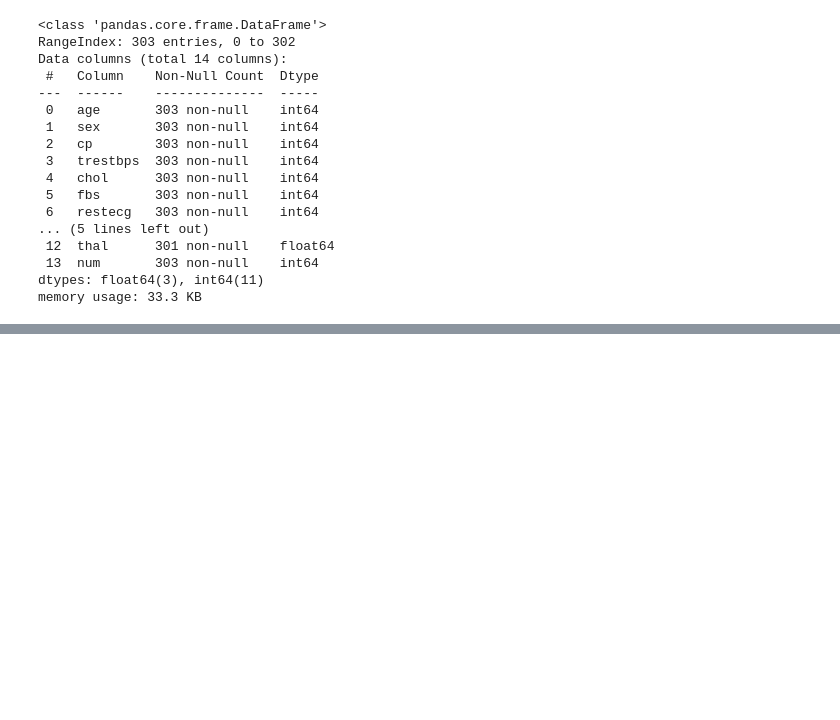
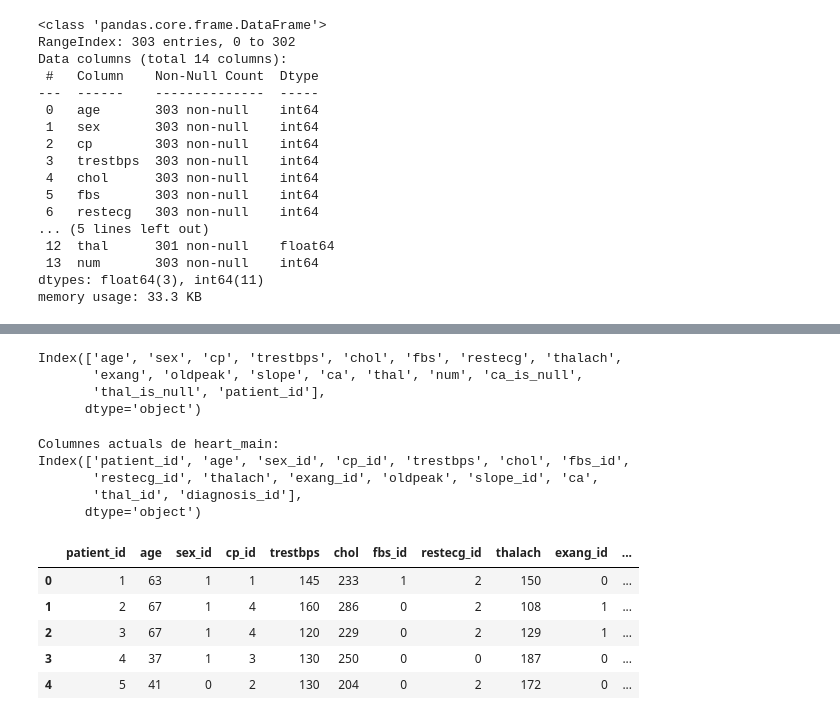
Before and after one commit to arnaumatasfont-keky/sql-database, a Jupyter notebook: HDDataset.ipynb, the cells around one changed output, grey strips where cells are left out. Saved outputs shown, nothing was run; the diff lists cells and outputs as text; code cells hidden in the pictures; blank space fills up the shorter version.

```diff
--- a/HDDataset.ipynb
+++ b/HDDataset.ipynb
@@ -153,0 +194,7 @@ memory usage: 33.3 KB
+# %%
+df.loc[(df['ca'].isnull()) & (df['num'] == 0), 'ca'] = 0.0
+
+df['ca'] = df['ca'].fillna(1.0)
+
+print("Nuls restants a 'ca':", df['ca'].isnull().sum())
+print("Nuls totals al DF:", df.isnull().sum().sum())
@@ -153,0 +224,2 @@ memory usage: 33.3 KB
+# %%
+df['patient_id'] = range(1, len(df) + 1)
@@ -153,0 +235,49 @@ memory usage: 33.3 KB
+# %%
+print(df.columns)
+# %% [output]
+Index(['age', 'sex', 'cp', 'trestbps', 'chol', 'fbs', 'restecg', 'thalach',
+       'exang', 'oldpeak', 'slope', 'ca', 'thal', 'num', 'ca_is_null',
+       'thal_is_null', 'patient_id'],
+      dtype='object')
+# %%
+heart_main = df.copy()
+heart_main = heart_main.drop(columns=['ca_is_null', 'thal_is_null'], errors='ignore')
+
+# 2. Movem el 'patient_id' al principi (posició 0)
+# Primer el treiem i després l'inserim a la primera posició
+cols = list(heart_main.columns)
+if 'patient_id' in cols:
+    cols.insert(0, cols.pop(cols.index('patient_id')))
+    heart_main = heart_main[cols]
+
+# 3. Renomenem les columnes categòriques a IDs
+heart_main = heart_main.rename(columns={
+    'sex': 'sex_id',
+    'cp': 'cp_id',
+    'fbs': 'fbs_id',
+    'restecg': 'restecg_id',
+    'slope': 'slope_id',
+    'thal': 'thal_id',
+    'num': 'diagnosis_id',
+    'exang': 'exang_id'
+})
+
+print("Columnes actuals de heart_main:")
+print(heart_main.columns)
+# %% [output]
+Columnes actuals de heart_main:
+Index(['patient_id', 'age', 'sex_id', 'cp_id', 'trestbps', 'chol', 'fbs_id',
+       'restecg_id', 'thalach', 'exang_id', 'oldpeak', 'slope_id', 'ca',
+       'thal_id', 'diagnosis_id'],
+      dtype='object')
+# %%
+heart_main['thal_id'] = heart_main['thal_id'].replace({3: 1, 6: 2, 7: 3})
+# %%
+heart_main.head()
+# %% [output]
+|  | patient_id | age | sex_id | cp_id | trestbps | chol | fbs_id | restecg_id | thalach | exang_id | ... |
+| 0 | 1 | 63 | 1 | 1 | 145 | 233 | 1 | 2 | 150 | 0 | ... |
+| 1 | 2 | 67 | 1 | 4 | 160 | 286 | 0 | 2 | 108 | 1 | ... |
+| 2 | 3 | 67 | 1 | 4 | 120 | 229 | 0 | 2 | 129 | 1 | ... |
+| 3 | 4 | 37 | 1 | 3 | 130 | 250 | 0 | 0 | 187 | 0 | ... |
+| 4 | 5 | 41 | 0 | 2 | 130 | 204 | 0 | 2 | 172 | 0 | ... |
```
Also changed, not shown: parts of 12 cells of this notebook, 9 other files.
